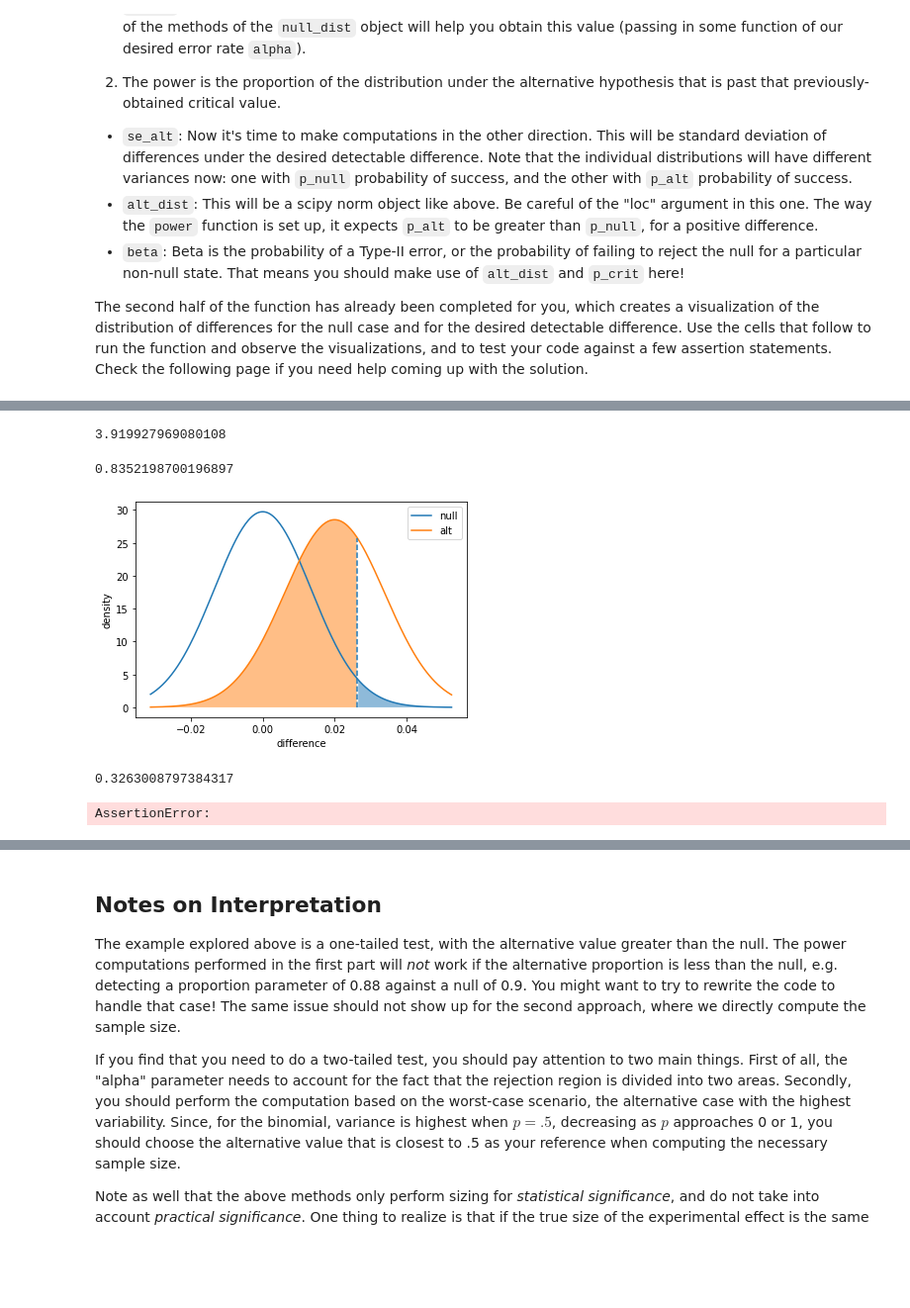
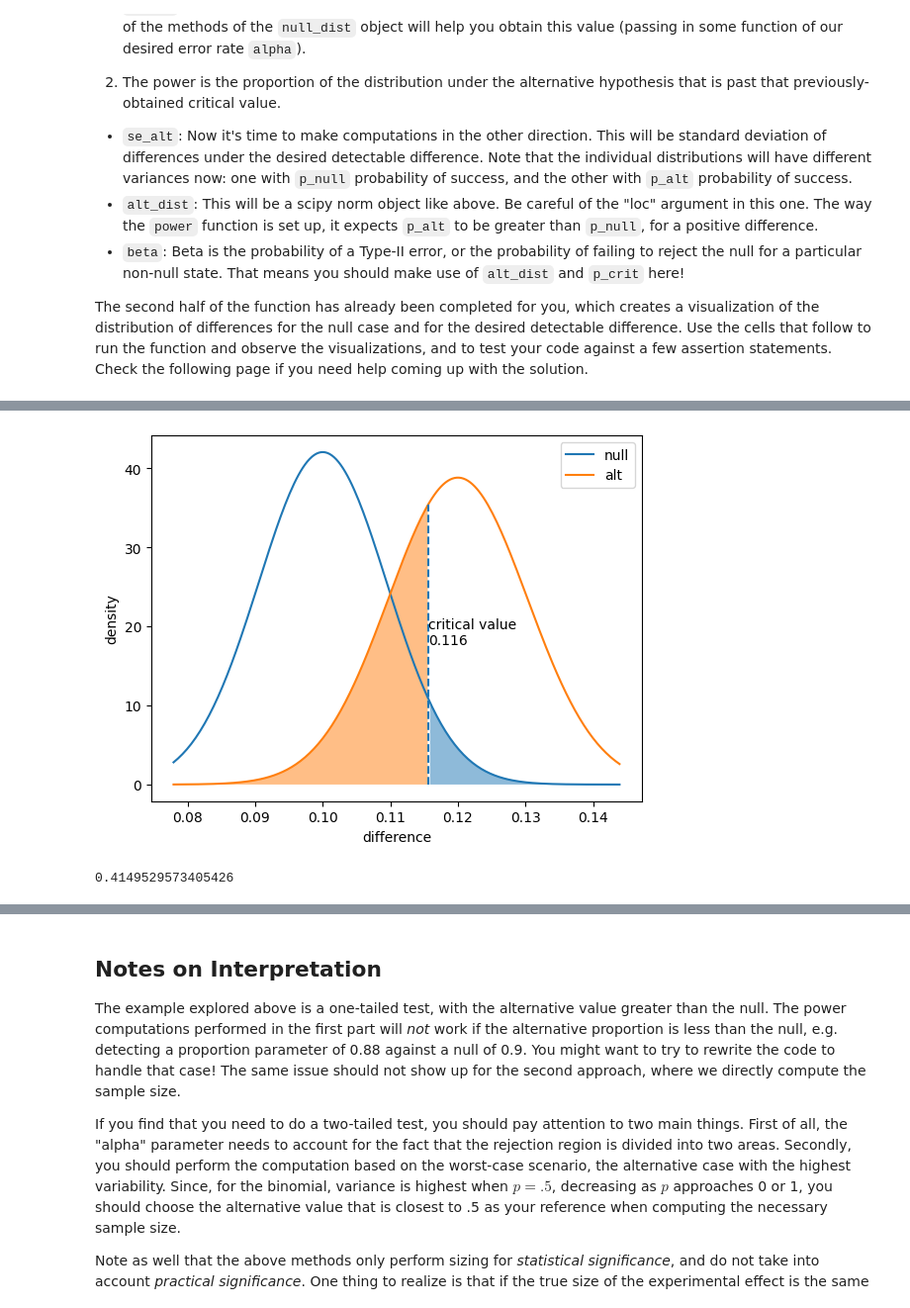
Before and after one commit to ZacksAmber/Udacity-Data-Scientist, a Jupyter notebook: lessons/ExperimentDesign/L2_Experiment_Size.ipynb, the cells around one changed output, grey strips where cells are left out. Shown: that part at 99% size. Drawn from its saved outputs; the diff is of its cells as text; code cells hidden in the pictures; blank space fills up the shorter version.

```diff
--- a/lessons/ExperimentDesign/L2_Experiment_Size.ipynb
+++ b/lessons/ExperimentDesign/L2_Experiment_Size.ipynb
@@ -236,36 +30,0 @@ print(SE)
-# %%
-k1, n1 = 642, 1000
-k2, n2 = 591, 1000
-alpha = .05
-CL = 1 - alpha
-
-# estimated proportion
-p_hat_1 = k1 / n1
-p_hat_2 = k2 / n2
-p_hat = (k1 + k2) / (n1 + n2)
-
-# difference
-d0 = 0
-d = p_hat_1 - p_hat_2
-
-var1 = p_hat_1 * (1 - p_hat_1) / n1
-var2 = p_hat_2 * (1 - p_hat_2) / n2
-
-# standard error
-SE = np.sqrt(var1 + var2)
-
-# margin of error
-critical_value = st.norm.interval(CL)[1]
-MOE = critical_value * SE
-
-# confidence interval
-ci_low, ci_upp = d - MOE, d + MOE
-print('CI:', (ci_low, ci_upp))
-
-# z statistic & p-value
-# zstat = (d - d0) / np.sqrt(p_hat * (1-p_hat) * (1/n1 + 1/n2)) # pooled
-zstat = (d - d0) / SE # unpooled
-pval = st.norm(loc=d0, scale=SE).sf(x=abs(d)) * 2 # unpooled
-# OR
-# pval = st.norm.sf(zstat) * 2 # pooled or unpooled depends on zstat
-print('zstat, pval:', (zstat, pval))
@@ -297,20 +30,0 @@ st.norm(0, 2).interval(.95)
-# %%
-st.norm(0, 2).ppf(.975)
-# %% [output]
-3.919927969080108
-# %%
-st.norm.cdf((1 - .95) / 2 + .95)
-# %% [output]
-0.8352198700196897
-# %%
-power(.1, .12, 1000)
-# %% [output]
-[figure, removed]
-0.3263008797384317
-# %%
-assert np.isclose(power(.1, .12, 1000, plot = False), 0.4412, atol = 1e-4)
-assert np.isclose(power(.1, .12, 3000, plot = False), 0.8157, atol = 1e-4)
-assert np.isclose(power(.1, .12, 5000, plot = False), 0.9474, atol = 1e-4)
-print('You should see this message if all the assertions passed!')
-# %% [output]
-AssertionError:
@@ -316,0 +101,6 @@ AssertionError:
+# %%
+# power = .41
+power(0.1, 0.12, 1000, 0.05, "one-sided", True)
+# %% [output]
+[figure, added]
+0.4149529573405426
```
Also changed, not shown: parts of 23 cells of this notebook.
